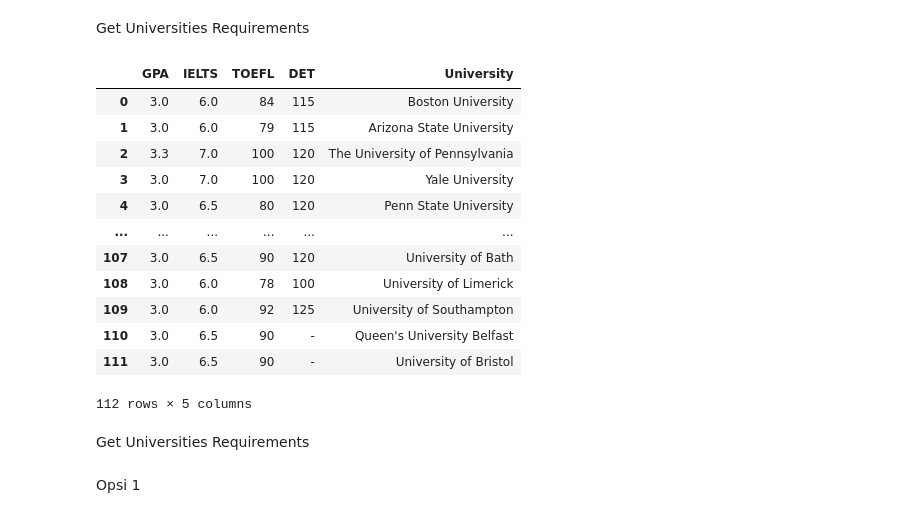
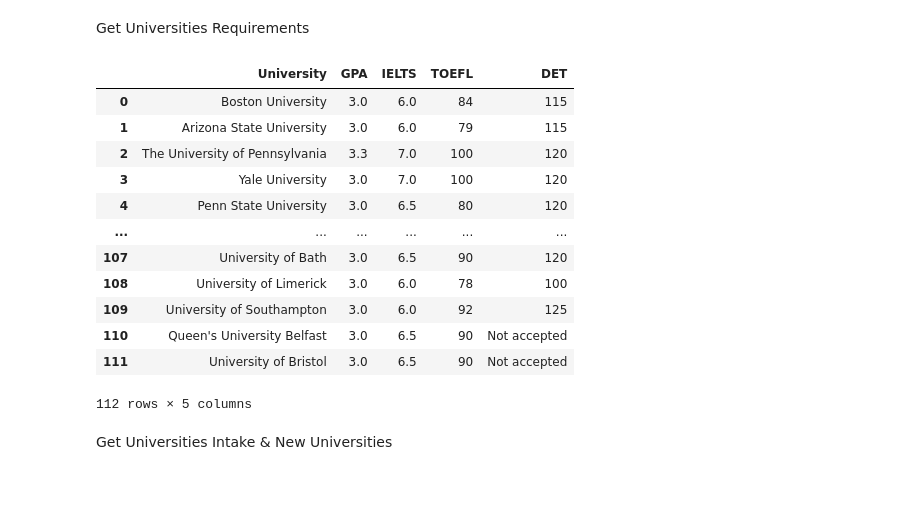
Before and after one commit to ceavinrufus/iisma_scraping, a Jupyter notebook: iisma_scraping.ipynb, the cells around one changed output. Drawn from its saved outputs; the diff is of its cells as text; code cells hidden in the pictures; blank space fills up the shorter version.

```diff
--- a/iisma_scraping.ipynb
+++ b/iisma_scraping.ipynb
@@ -129,17 +121,8 @@ for region in links_by_region:
             driver.find_element(By.ID, "elementor-tab-title-4502").click()
             requirements = driver.find_element(By.ID,'elementor-tab-content-4502').text.split("\n")
         except NoSuchElementException:
-            try:
-                driver.find_element(By.ID, "elementor-tab-title-1812").click()
-                requirements = driver.find_element(By.ID,'elementor-tab-title-1812').text.split("\n")
-            except NoSuchElementException:
-                print(link)
-                data["GPA"] = ""
-                data["IELTS"] = ""
-                data["DET"] = ""
-                data["TOEFL"] = ""
-                requirements_data.append(data)
-                continue
+            driver.find_element(By.ID, "elementor-tab-title-1812").click()
+            requirements = driver.find_element(By.ID, 'elementor-tab-content-1812').text.split("\n")
 
         for req in requirements:
             if "GPA" in req:
@@ -147,33 +130,40 @@ for region in links_by_region:
             elif "English Language" not in req:
                 if "IELTS" in req:
                     data["IELTS"] = get_number(req, True)
+                    if data["IELTS"] == "-":
+                        data["IELTS"] = "Not accepted"
                 elif "DET" in req or "Duolingo" in req:
                     data["DET"] = get_number(req, False)
+                    if data["DET"] == "-":
+                        data["DET"] = "Not accepted"
                 elif "TOEFL" in req:
                     data["TOEFL"] = get_number(req, False)
+                    if data["TOEFL"] == "-":
+                        data["TOEFL"] = "Not accepted"
         requirements_data.append(data)
 
 driver.quit()
 # %%
 df_requirements = pd.DataFrame(requirements_data)
 df_requirements["University"] = df["Name"]
+df_requirements = df_requirements.set_index("University").reset_index()
 df_requirements
 # %% [output]
-|  | GPA | IELTS | TOEFL | DET | University |
-| 0 | 3.0 | 6.0 | 84 | 115 | Boston University |
-| 1 | 3.0 | 6.0 | 79 | 115 | Arizona State University |
-| 2 | 3.3 | 7.0 | 100 | 120 | The University of Pennsylvania |
-| 3 | 3.0 | 7.0 | 100 | 120 | Yale University |
-| 4 | 3.0 | 6.5 | 80 | 120 | Penn State University |
+|  | University | GPA | IELTS | TOEFL | DET |
+| 0 | Boston University | 3.0 | 6.0 | 84 | 115 |
+| 1 | Arizona State University | 3.0 | 6.0 | 79 | 115 |
+| 2 | The University of Pennsylvania | 3.3 | 7.0 | 100 | 120 |
+| 3 | Yale University | 3.0 | 7.0 | 100 | 120 |
+| 4 | Penn State University | 3.0 | 6.5 | 80 | 120 |
 | ... | ... | ... | ... | ... | ... |
-| 107 | 3.0 | 6.5 | 90 | 120 | University of Bath |
-| 108 | 3.0 | 6.0 | 78 | 100 | University of Limerick |
-| 109 | 3.0 | 6.0 | 92 | 125 | University of Southampton |
-| 110 | 3.0 | 6.5 | 90 | - | Queen's University Belfast |
-| 111 | 3.0 | 6.5 | 90 | - | University of Bristol |
+| 107 | University of Bath | 3.0 | 6.5 | 90 | 120 |
+| 108 | University of Limerick | 3.0 | 6.0 | 78 | 100 |
+| 109 | University of Southampton | 3.0 | 6.0 | 92 | 125 |
+| 110 | Queen's University Belfast | 3.0 | 6.5 | 90 | Not accepted |
+| 111 | University of Bristol | 3.0 | 6.5 | 90 | Not accepted |
 112 rows × 5 columns
 # %% [markdown]
-Get Universities Requirements
+Get Universities Intake & New Universities
 # %%
 def get_range(text):
     parts = text.split(":")
@@ -182,8 +172,6 @@ def get_range(text):
     if len(parts) > 1:
         range = parts[1].strip()
         return range
-# %% [markdown]
-Opsi 1
 # %%
 intakes_data = []
 browser_options = webdriver.ChromeOptions()
```
Also changed, not shown: parts of 15 cells of this notebook, 5 other files.
